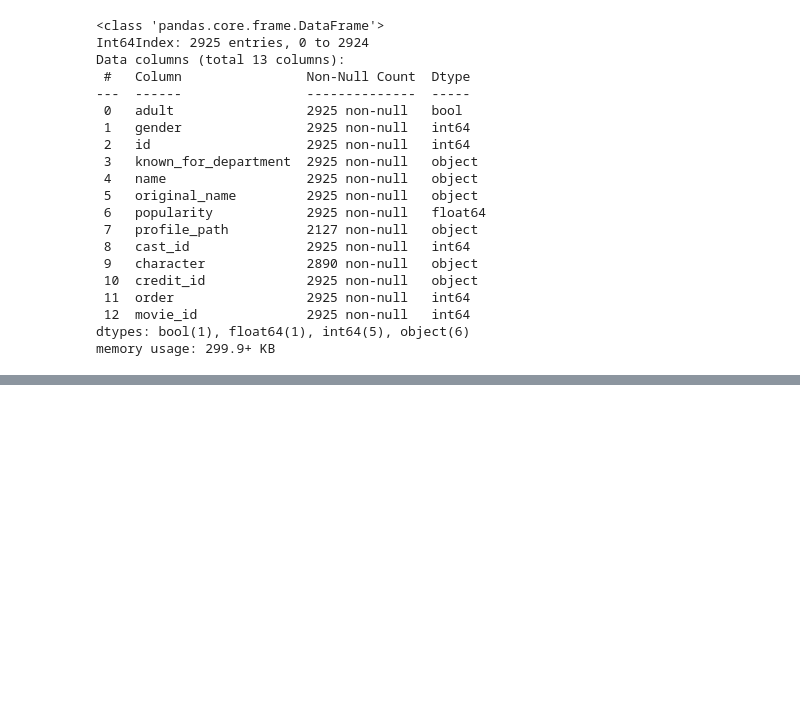
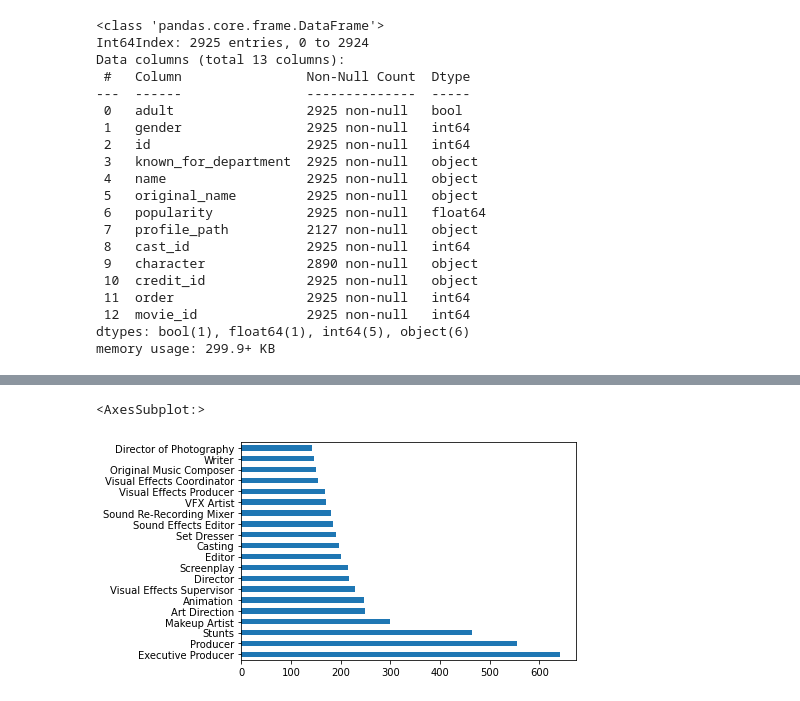
Before and after one commit to seonghun0/project-team3-data, a Jupyter notebook: scripts/EDA_movie_YKS.ipynb, the cells around one changed output, grey strips where cells are left out. Saved outputs shown, nothing was run; the diff lists cells and outputs as text; code cells hidden in the pictures; blank space fills up the shorter version.

```diff
--- a/scripts/EDA_movie_YKS.ipynb
+++ b/scripts/EDA_movie_YKS.ipynb
@@ -700,0 +709,3 @@ casts.sort_values(by="popularity", ascending=False)
+# %%
+crews_count=crews['job'].value_counts()
+crews_count.head(20)
@@ -700,0 +730,5 @@ casts.sort_values(by="popularity", ascending=False)
+# %%
+crews_count.head(20).plot(kind='barh')
+# %% [output]
+<AxesSubplot:>
+[figure, added]
```
Also changed, not shown: parts of 13 cells of this notebook, 5 other files.
